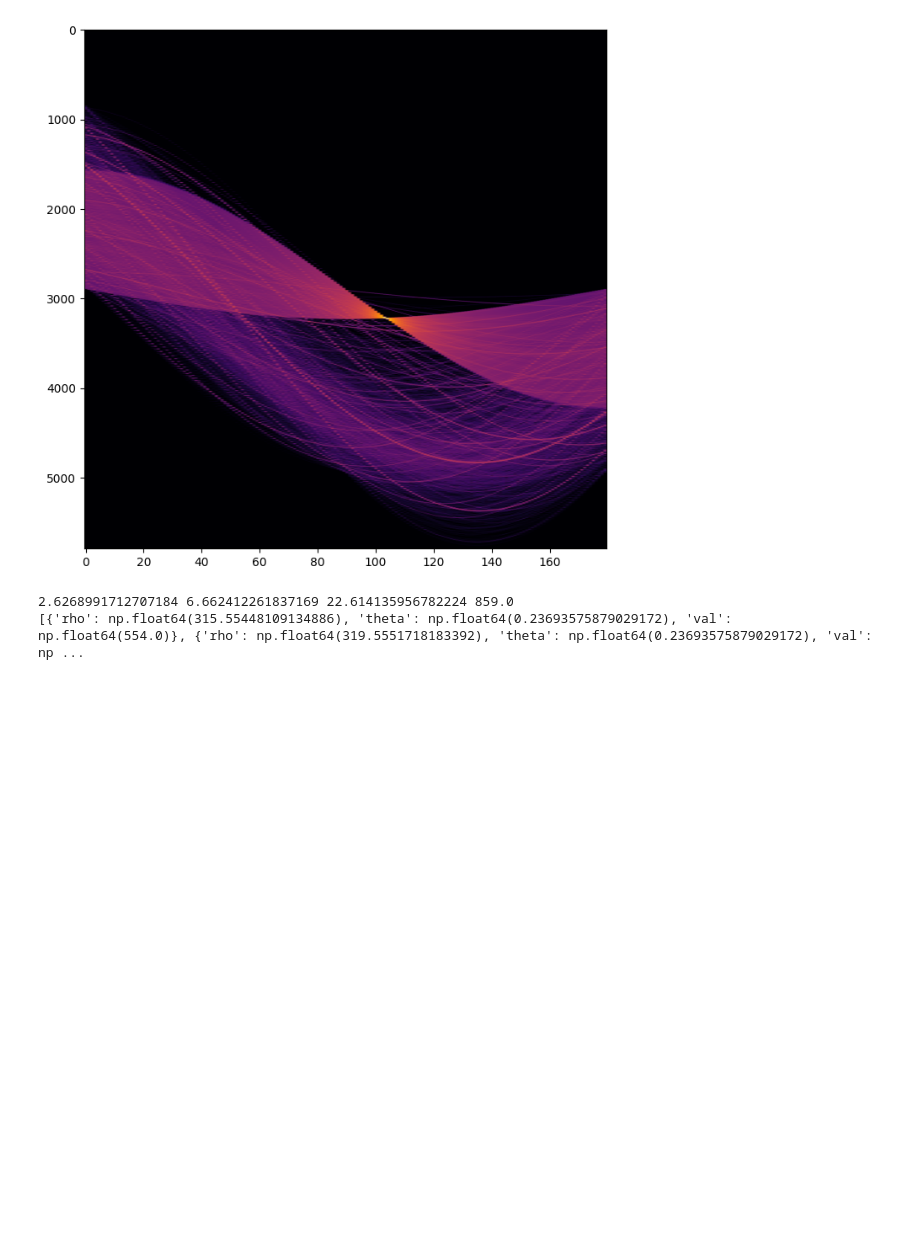
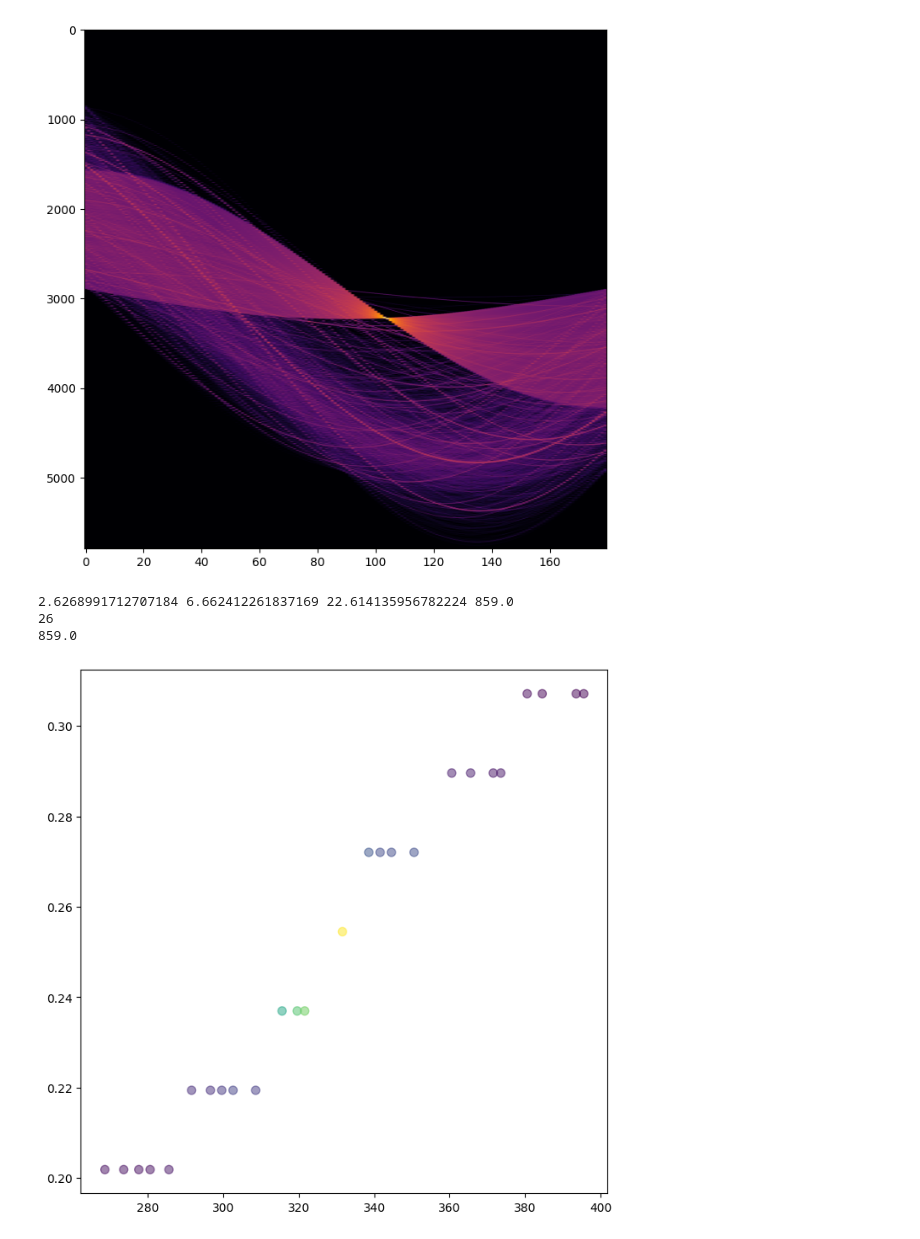
Before and after one commit to astromg/mglab, a Jupyter notebook: satelite_detection.ipynb, the cells around one changed output. Drawn from its saved outputs; the diff is of its cells as text; code cells hidden in the pictures; blank space fills up the shorter version.

```diff
--- a/satelite_detection.ipynb
+++ b/satelite_detection.ipynb
@@ -291,24 +254,33 @@ Hf = H.max(axis=1)
 
 print(np.mean(H),np.std(H),np.mean(H)+3*np.std(H),np.max(H))
 
-peaks, _ = find_peaks(Hf, height=250)
+peaks, _ = find_peaks(Hf, height=100)
 
-lines = []
+lines_rho = []
+lines_theta = []
+lines_val = []
 for p in peaks:
     rho = rh[p]
     ti = np.argmax(H[p])
     t = tht[ti]
     val = H[p,ti]
     tmp = {}
-    tmp['rho'] = rho
-    tmp['theta'] = t
-    tmp['val'] = val
-    lines.append(tmp)
+    lines_rho.append(rho)
+    lines_theta.append(t)
+    lines_val.append(val)
 
-print(lines)
+print(len(lines_rho))
+print(max(lines_val))
 # %% [output]
 2.6268991712707184 6.662412261837169 22.614135956782224 859.0
-[{'rho': np.float64(315.55448109134886), 'theta': np.float64(0.23693575879029172), 'val': np.float64(554.0)}, {'rho': np.float64(319.5551718183392), 'theta': np.float64(0.23693575879029172), 'val': np ...
+26
+859.0
+# %%
+fig, ax = plt.subplots(1, 1, figsize=(8, 8))
+ax.scatter(lines_rho,lines_theta,c=lines_val,s=50,alpha=0.5)
+plt.show()
+# %% [output]
+[figure, added]
 # %%
 vmin = np.median(image)  - 1 * np.std(image)
 vmax = np.median(image)  + 1 * np.std(image)
```
Also changed, not shown: parts of 4 cells of this notebook.
